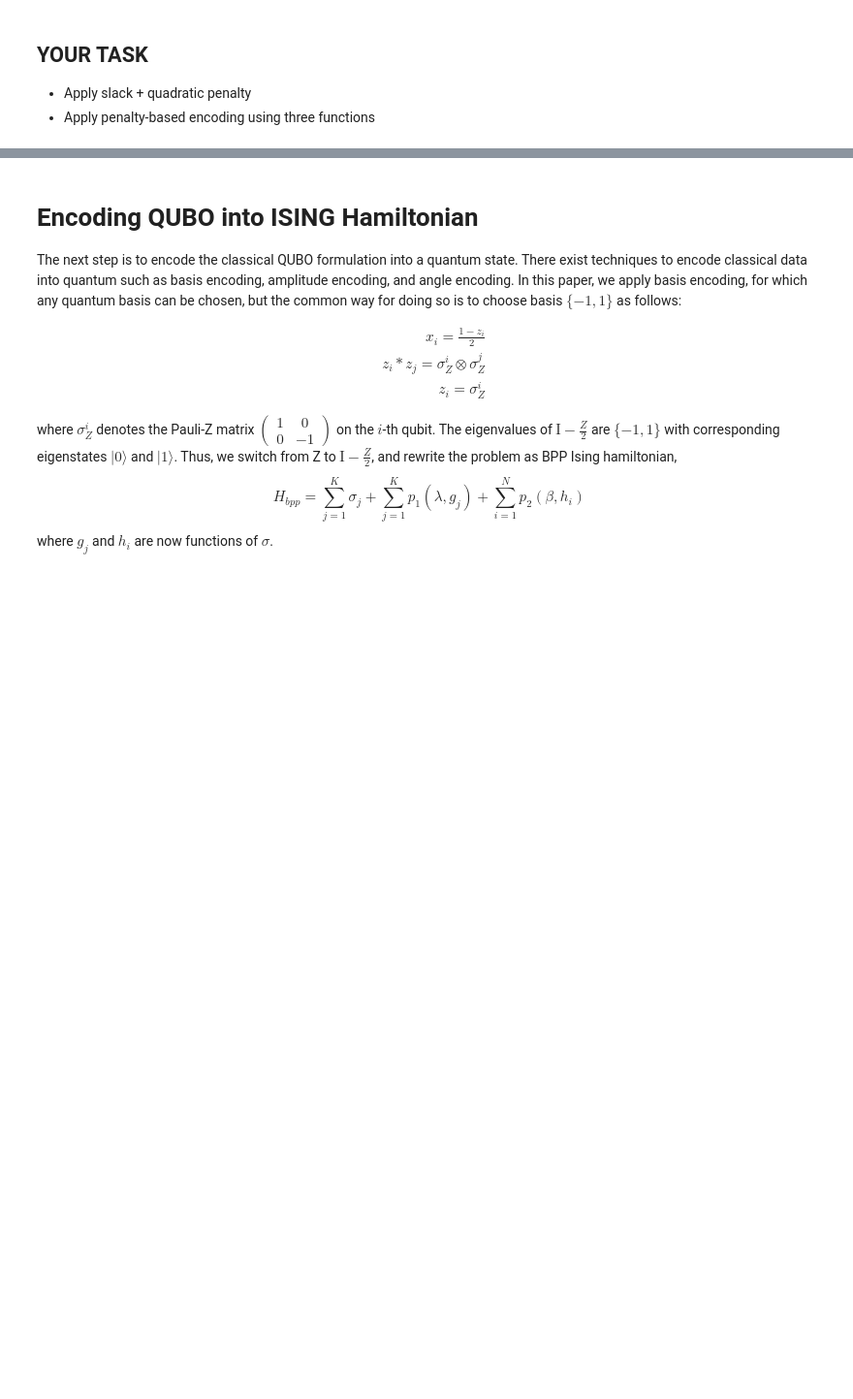
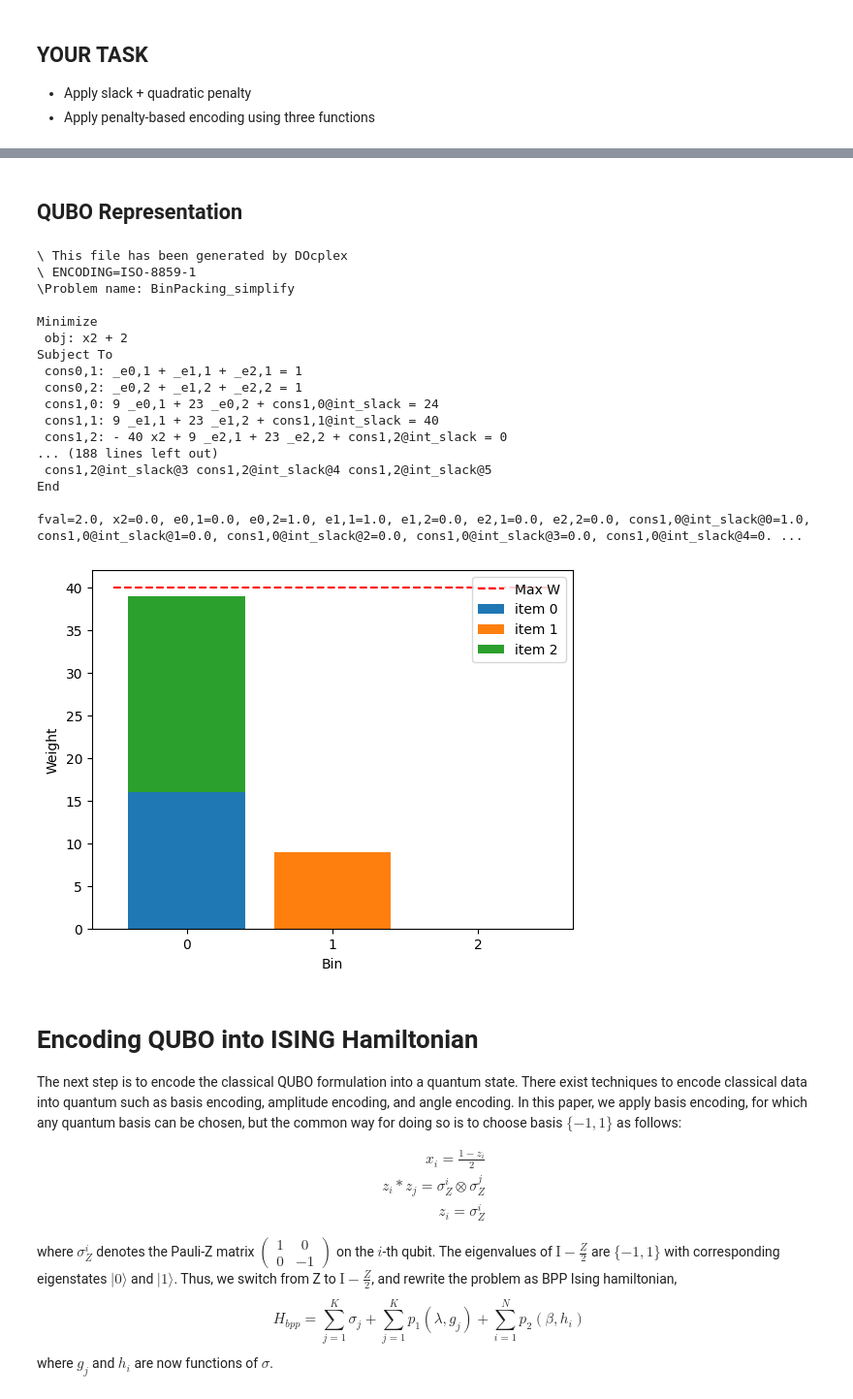
Before and after one commit to Yleisnero/hybrid-quantum-ass3, a Jupyter notebook: 3rd-assignment-hcqs.ipynb, the cells around one changed output, grey strips where cells are left out. Shown: that part at 97% size. Saved outputs shown, nothing was run; the diff lists cells and outputs as text; code cells hidden in the pictures; blank space fills up the shorter version.

```diff
--- a/3rd-assignment-hcqs.ipynb
+++ b/3rd-assignment-hcqs.ipynb
@@ -218,3 +221,45 @@ fval=2.0, x0=1.0, x1=0.0, x2=1.0, e0,0=1.0, e0,1=1.0, e0,2=0.0, e1,0=0.0, e1,1=0
+# %% [markdown]
+## QUBO Representation
+# %%
+ineq2eq = InequalityToEquality()
+qp_eq = ineq2eq.convert(qp)
+print(qp_eq.export_as_lp_string())
+print(f"The number of variables is {qp_eq.get_num_vars()}")
+
+int2bin = IntegerToBinary()
+qp_eq_bin = int2bin.convert(qp_eq)
+print(qp_eq_bin.export_as_lp_string())
+print(f"The number of variables is {qp_eq_bin.get_num_vars()}")
+
+lineq2penalty = LinearEqualityToPenalty()
+qubo = lineq2penalty.convert(qp_eq_bin)
+print(f"The number of variables is {qp_eq_bin.get_num_vars()}")
+print(qubo.export_as_lp_string())
+
+result = cplex.solve(qubo)
+print(result)
+
+data_bins(result.x, wj, n, m, l, simplify=True)
+plot_bins(result, wj, n, m, l, simplify=True)
+# %% [output]
+\ This file has been generated by DOcplex
+\ ENCODING=ISO-8859-1
+\Problem name: BinPacking_simplify
+
+Minimize
+ obj: x2 + 2
+Subject To
+ cons0,1: _e0,1 + _e1,1 + _e2,1 = 1
+ cons0,2: _e0,2 + _e1,2 + _e2,2 = 1
+ cons1,0: 9 _e0,1 + 23 _e0,2 + cons1,0@int_slack = 24
+ cons1,1: 9 _e1,1 + 23 _e1,2 + cons1,1@int_slack = 40
+ cons1,2: - 40 x2 + 9 _e2,1 + 23 _e2,2 + cons1,2@int_slack = 0
+... (188 lines left out)
+ cons1,2@int_slack@3 cons1,2@int_slack@4 cons1,2@int_slack@5
+End
+
+fval=2.0, x2=0.0, e0,1=0.0, e0,2=1.0, e1,1=1.0, e1,2=0.0, e2,1=0.0, e2,2=0.0, cons1,0@int_slack@0=1.0, cons1,0@int_slack@1=0.0, cons1,0@int_slack@2=0.0, cons1,0@int_slack@3=0.0, cons1,0@int_slack@4=0. ...
+[figure, added]
 # %% [markdown]
 # Encoding QUBO into ISING Hamiltonian #
 The next step is to encode the classical QUBO formulation into a quantum state. There exist techniques to encode classical data into quantum such as basis encoding, amplitude encoding, and angle encoding. In this paper, we apply basis encoding, for which any quantum basis can be chosen, but the common way for doing so is to choose basis $\{-1,1\}$ as follows:
```
Also changed, not shown: parts of 4 cells of this notebook, 1 other file.
